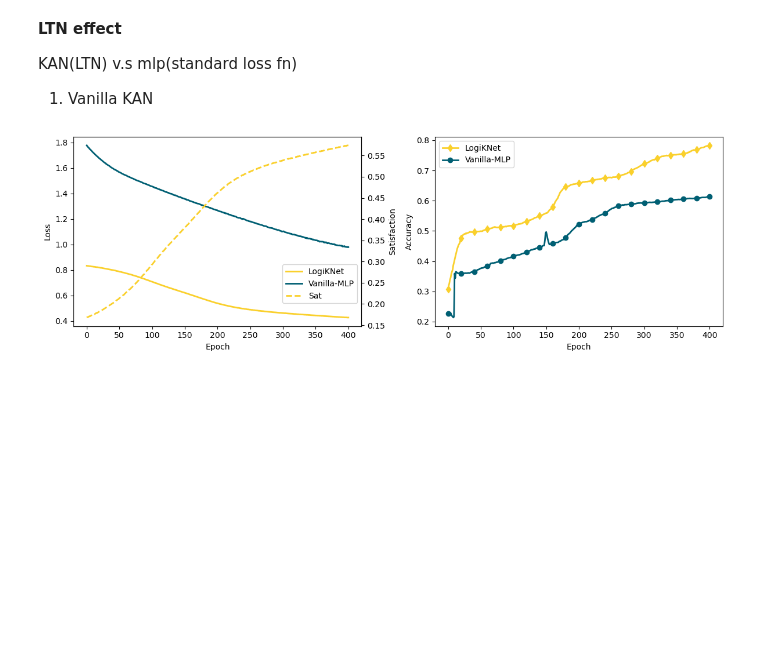
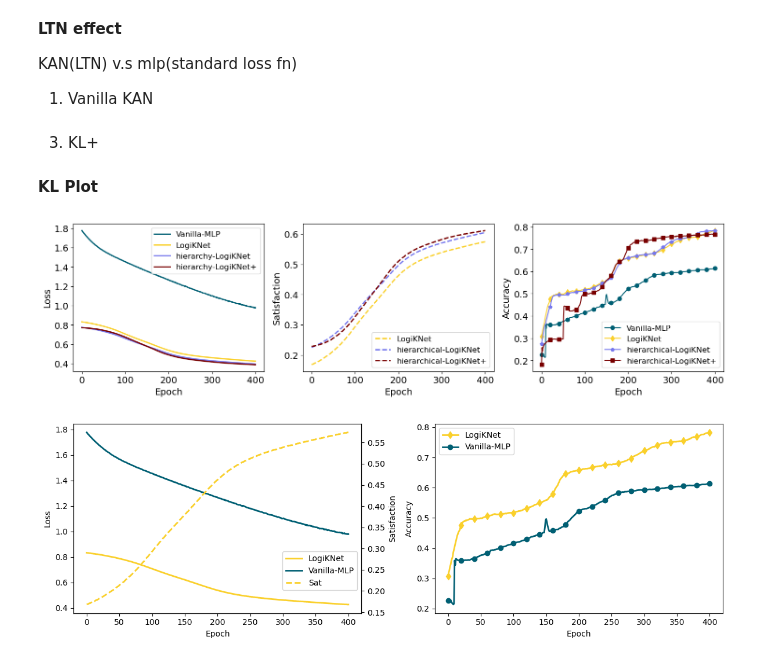
Before and after one commit to zhijin44/LogiKNet, a Jupyter notebook: P1_structurelevel/KAN_2_LTN_hierarchy.ipynb, the cells around one changed output. Cells and saved outputs as stored; diff of their text form; code cells hidden in the pictures; blank space fills up the shorter version.

```diff
--- a/P1_structurelevel/KAN_2_LTN_hierarchy.ipynb
+++ b/P1_structurelevel/KAN_2_LTN_hierarchy.ipynb
@@ -227,3 +214,5 @@ for epoch in range(1):
 	acc_kan = compute_accuracy(test_loader, kan)
 	test_sat_kan = compute_sat_levels(test_loader, P_kan)
 	print(f"Epoch {epoch} | KAN (loss/acc/sat): {train_loss_kan:.3f}/{acc_kan:.3f}/{sat_kan:.3f}({test_sat_kan:.3f})")
+# %% [markdown]
+3. KL+
@@ -230,2 +244,4 @@ for epoch in range(1):
+# %% [markdown]
+**KL Plot**
 # %%
 import matplotlib.pyplot as plt
@@ -256,4 +293,44 @@ line_type = {
 line_width = 2
+# %%
+fig, axs = plt.subplots(1, 3, figsize=(15, 4))
+axs[0].plot(mlp_loss, label="Vanilla-MLP", color=plt_config['mlp']['color'], linewidth=line_width)
+axs[0].plot(kan_loss, label="LogiKNet", color=plt_config['KL']['color'],linewidth=line_width)
+axs[0].plot(kan_hierarchical_loss, label="hierarchy-LogiKNet", color=plt_config['KLh']['color'], linewidth=line_width)
+axs[0].plot(kan_2layer_loss, label="hierarchy-LogiKNet+", color=plt_config['KLh+']['color'], linewidth=line_width)
+axs[0].set_xlabel("Epoch", fontsize=font_size)
+axs[0].set_ylabel("Loss", fontsize=font_size)
+axs[0].tick_params(axis='both', labelsize=font_size)
+axs[0].legend(prop={'size': font_size_axis})
+
+axs[1].plot(kan_sat, label="LogiKNet", color=plt_config['KL']['color'],
+            linestyle=line_type['sat']['linestyle'], linewidth=line_width)
+axs[1].plot(kan_hierarchical_sat, label="hierarchical-LogiKNet", color=plt_config['KLh']['color'],
+            linestyle=line_type['sat']['linestyle'], linewidth=line_width)
+axs[1].plot(kan_2layer_sat, label="hierarchical-LogiKNet+", color=plt_config['KLh+']['color'],
+            linestyle=line_type['sat']['linestyle'], linewidth=line_width)
+axs[1].set_xlabel("Epoch", fontsize=font_size)
+axs[1].set_ylabel("Satisfaction", fontsize=font_size)
+axs[1].tick_params(axis='both', labelsize=font_size)
+axs[1].legend(loc='lower right', prop={'size': font_size_axis})
+
+axs[2].plot(mlp_acc, label="Vanilla-MLP", color=plt_config['mlp']['color'],
+            marker=plt_config['mlp']['marker'], markevery=20)
+axs[2].plot(kan_acc, label="LogiKNet", color=plt_config['KL']['color'],
+            marker=plt_config['KL']['marker'], markevery=20)
+axs[2].plot(kan_hierarchical_acc, label="hierarchical-LogiKNet", color=plt_config['KLh']['color'],
+            marker=plt_config['KLh']['marker'], markevery=20)
+axs[2].plot(kan_2layer_acc, label="hierarchical-LogiKNet+", color=plt_config['KLh+']['color'],
+            marker=plt_config['KLh+']['marker'], markevery=20)
+axs[2].set_xlabel("Epoch", fontsize=font_size)
+axs[2].set_ylabel("Accuracy", fontsize=font_size)
+axs[2].tick_params(axis='both', labelsize=font_size)
+axs[2].legend(prop={'size': font_size_axis})
+
+plt.tight_layout()
+# plt.show()
+plt.savefig("./output/all-model-performance.pdf", format="pdf", dpi=300)
+# %% [output]
+[figure, added]
 # %%
 fig, axs = plt.subplots(1, 2, figsize=(12, 4))
 
```
Also changed, not shown: parts of 8 cells of this notebook, 5 other files.
